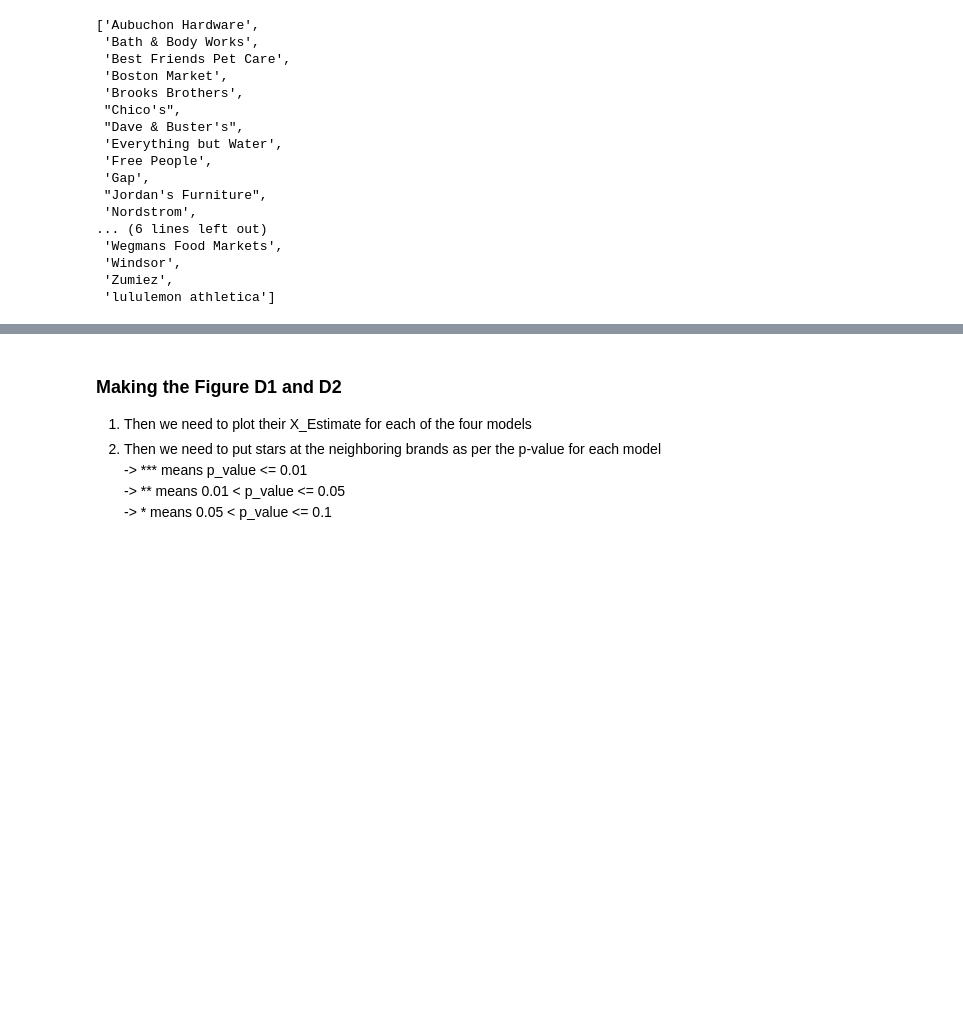
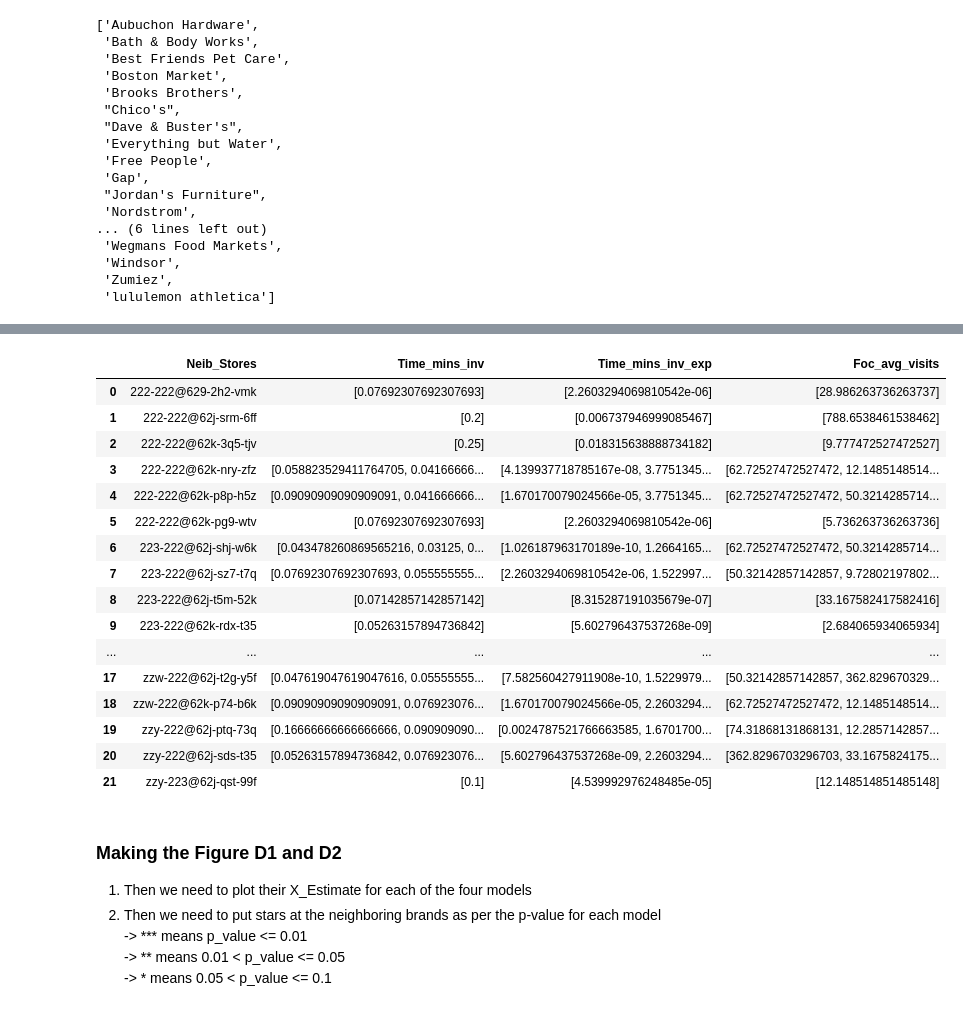
Before and after one commit to embedded-robotics/local-business-network, a Jupyter notebook: part3_visuals_tables/visuals_tables.ipynb, the cells around one changed output, grey strips where cells are left out. Saved outputs shown, nothing was run; the diff lists cells and outputs as text; code cells hidden in the pictures; blank space fills up the shorter version.

```diff
--- a/part3_visuals_tables/visuals_tables.ipynb
+++ b/part3_visuals_tables/visuals_tables.ipynb
@@ -180,0 +302,21 @@ significant_brands_list
+# %%
+test_brand_list = test_brand.groupby('Neib_Stores')[['Time_mins_inv', 'Time_mins_inv_exp', 'Foc_avg_visits']].agg(list).reset_index()
+test_brand_list
+# %% [output]
+|  | Neib_Stores | Time_mins_inv | Time_mins_inv_exp | Foc_avg_visits |
+| 0 | 222-222@629-2h2-vmk | [0.07692307692307693] | [2.2603294069810542e-06] | [28.986263736263737] |
+| 1 | 222-222@62j-srm-6ff | [0.2] | [0.006737946999085467] | [788.6538461538462] |
+| 2 | 222-222@62k-3q5-tjv | [0.25] | [0.018315638888734182] | [9.777472527472527] |
+| 3 | 222-222@62k-nry-zfz | [0.058823529411764705, 0.04166666... | [4.139937718785167e-08, 3.7751345... | [62.72527472527472, 12.1485148514... |
+| 4 | 222-222@62k-p8p-h5z | [0.09090909090909091, 0.041666666... | [1.670170079024566e-05, 3.7751345... | [62.72527472527472, 50.3214285714... |
+| 5 | 222-222@62k-pg9-wtv | [0.07692307692307693] | [2.2603294069810542e-06] | [5.736263736263736] |
+| 6 | 223-222@62j-shj-w6k | [0.043478260869565216, 0.03125, 0... | [1.026187963170189e-10, 1.2664165... | [62.72527472527472, 50.3214285714... |
+| 7 | 223-222@62j-sz7-t7q | [0.07692307692307693, 0.055555555... | [2.2603294069810542e-06, 1.522997... | [50.32142857142857, 9.72802197802... |
+| 8 | 223-222@62j-t5m-52k | [0.07142857142857142] | [8.315287191035679e-07] | [33.167582417582416] |
+| 9 | 223-222@62k-rdx-t35 | [0.05263157894736842] | [5.602796437537268e-09] | [2.684065934065934] |
+| ... | ... | ... | ... | ... |
+| 17 | zzw-222@62j-t2g-y5f | [0.047619047619047616, 0.05555555... | [7.582560427911908e-10, 1.5229979... | [50.32142857142857, 362.829670329... |
+| 18 | zzw-222@62k-p74-b6k | [0.09090909090909091, 0.076923076... | [1.670170079024566e-05, 2.2603294... | [62.72527472527472, 12.1485148514... |
+| 19 | zzy-222@62j-ptq-73q | [0.16666666666666666, 0.090909090... | [0.0024787521766663585, 1.6701700... | [74.31868131868131, 12.2857142857... |
+| 20 | zzy-222@62j-sds-t35 | [0.05263157894736842, 0.076923076... | [5.602796437537268e-09, 2.2603294... | [362.8296703296703, 33.1675824175... |
+| 21 | zzy-223@62j-qst-99f | [0.1] | [4.539992976248485e-05] | [12.148514851485148] |
```
Also changed, not shown: parts of 28 cells of this notebook.
